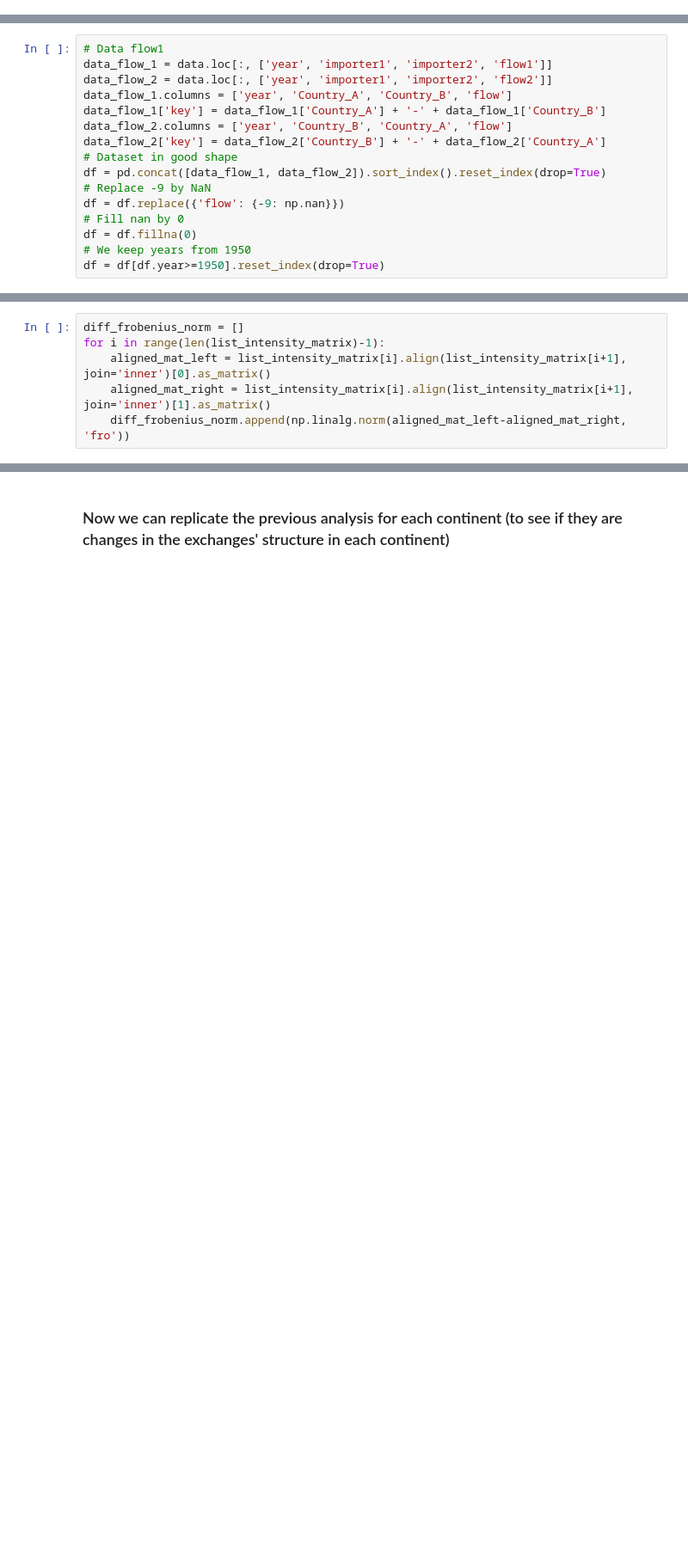
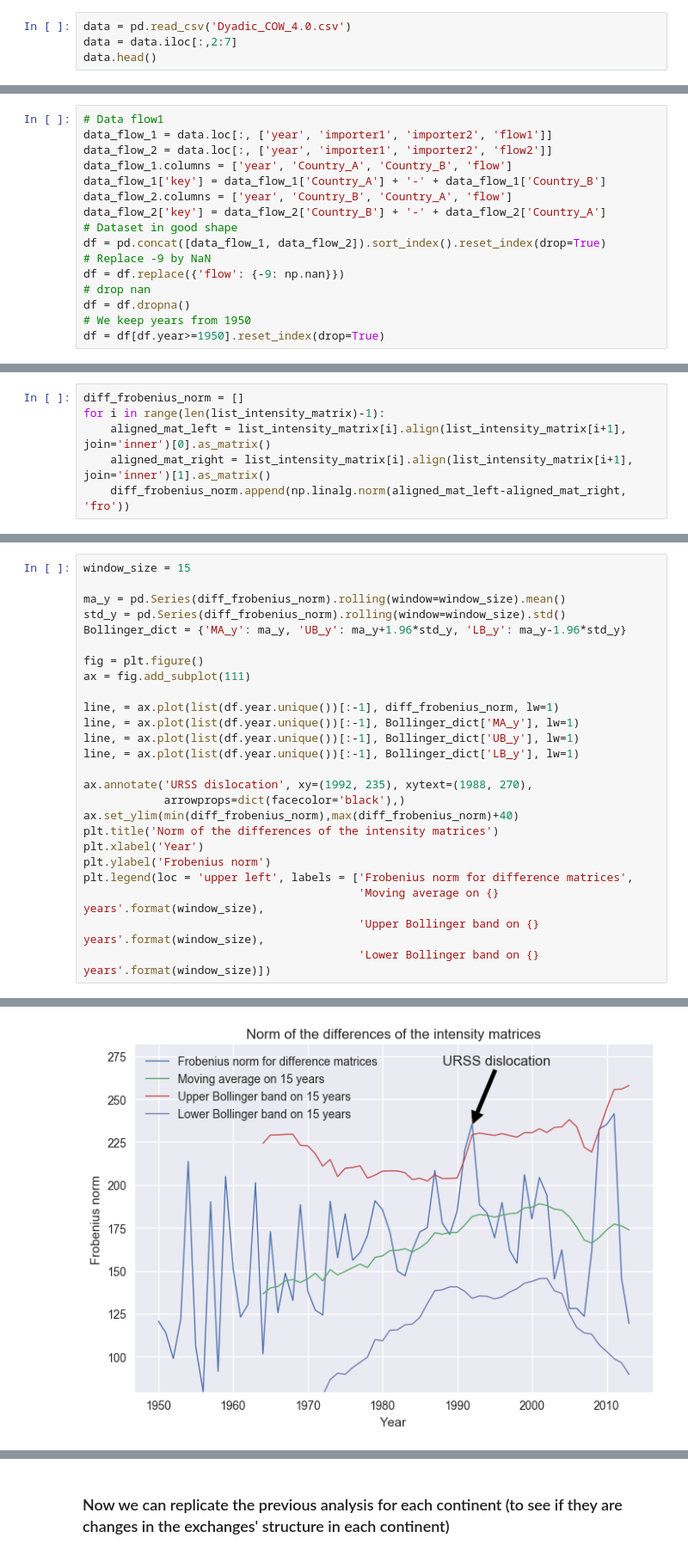
Before and after one commit to mathislinger/Network_data, a Jupyter notebook: mli.ipynb, the cells around one changed output, grey strips where cells are left out. Shown at 86% size. Drawn from its saved outputs; the diff is of its cells as text; blank space fills up the shorter version.

```diff
--- a/mli.ipynb
+++ b/mli.ipynb
@@ -151,3 +152,7 @@ py.iplot( fig, validate=False)
 [interactive output not drawn]
 # %% [markdown]
 ### Compute the evolution of the similarity between similarity matrices over time
+# %%
+data = pd.read_csv('Dyadic_COW_4.0.csv')
+data = data.iloc[:,2:7]
+data.head()
@@ -163,8 +175,8 @@ data_flow_2['key'] = data_flow_2['Country_B'] + '-' + data_flow_2['Country_A']
 df = pd.concat([data_flow_1, data_flow_2]).sort_index().reset_index(drop=True)
 # Replace -9 by NaN
 df = df.replace({'flow': {-9: np.nan}})
-# Fill nan by 0
-df = df.fillna(0)
+# drop nan
+df = df.dropna()
 # We keep years from 1950
 df = df[df.year>=1950].reset_index(drop=True)
 # %%
@@ -209,0 +205,26 @@ array([1954, 1991])
+# %%
+window_size = 15
+
+ma_y = pd.Series(diff_frobenius_norm).rolling(window=window_size).mean()
+std_y = pd.Series(diff_frobenius_norm).rolling(window=window_size).std()
+Bollinger_dict = {'MA_y': ma_y, 'UB_y': ma_y+1.96*std_y, 'LB_y': ma_y-1.96*std_y}
+
+fig = plt.figure()
+ax = fig.add_subplot(111)
+
+line, = ax.plot(list(df.year.unique())[:-1], diff_frobenius_norm, lw=1)
+line, = ax.plot(list(df.year.unique())[:-1], Bollinger_dict['MA_y'], lw=1)
+line, = ax.plot(list(df.year.unique())[:-1], Bollinger_dict['UB_y'], lw=1)
+line, = ax.plot(list(df.year.unique())[:-1], Bollinger_dict['LB_y'], lw=1)
+
+ax.annotate('URSS dislocation', xy=(1992, 235), xytext=(1988, 270),
+            arrowprops=dict(facecolor='black'),)
+ax.set_ylim(min(diff_frobenius_norm),max(diff_frobenius_norm)+40)
+plt.title('Norm of the differences of the intensity matrices')
+plt.xlabel('Year')
+plt.ylabel('Frobenius norm')
+plt.legend(loc = 'upper left', labels = ['Frobenius norm for difference matrices',
+                                         'Moving average on {} years'.format(window_size),
+                                         'Upper Bollinger band on {} years'.format(window_size),
+                                         'Lower Bollinger band on {} years'.format(window_size)])
+# %% [output]
@@ -209,0 +232 @@ array([1954, 1991])
+[figure, added]
```
Also changed, not shown: parts of 24 cells of this notebook, 2 other files.
